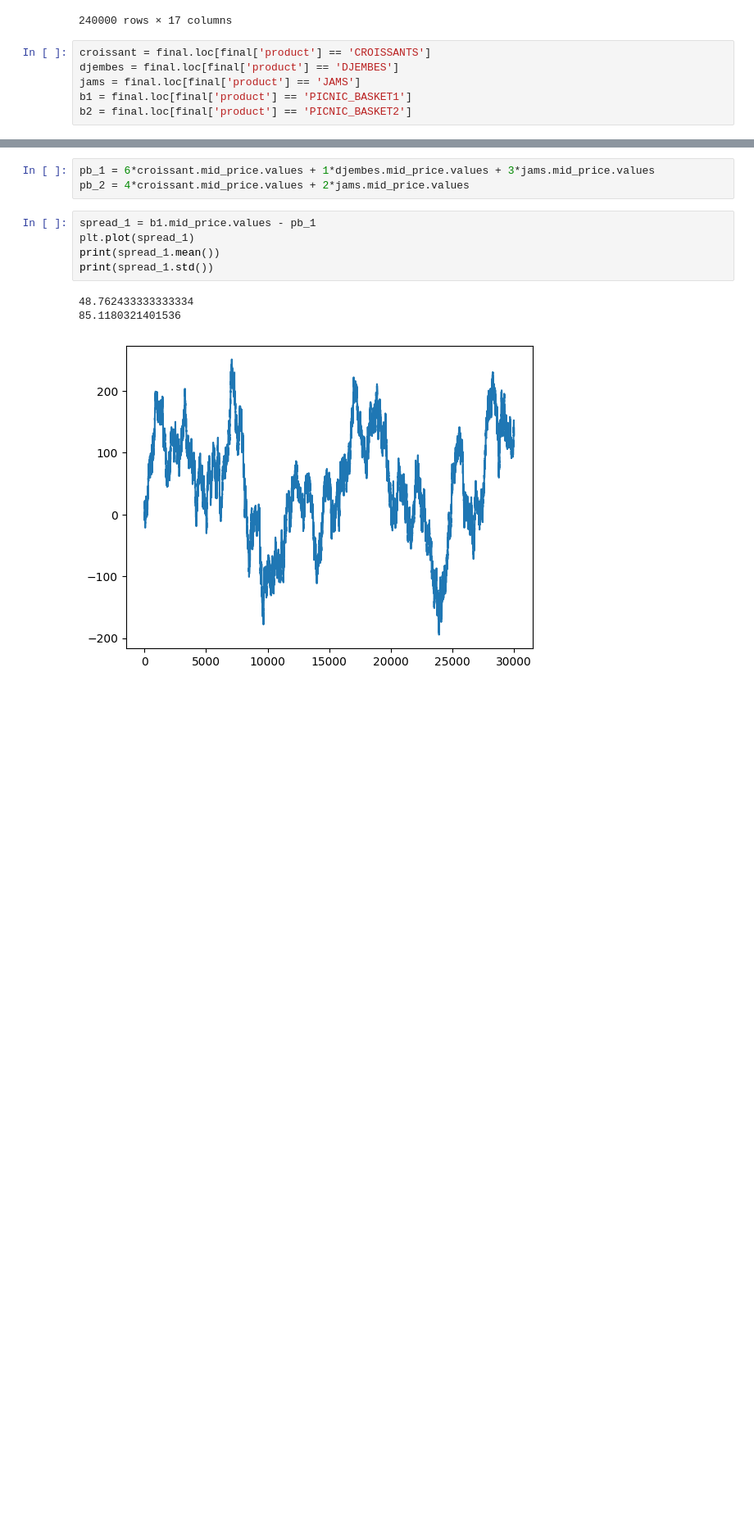
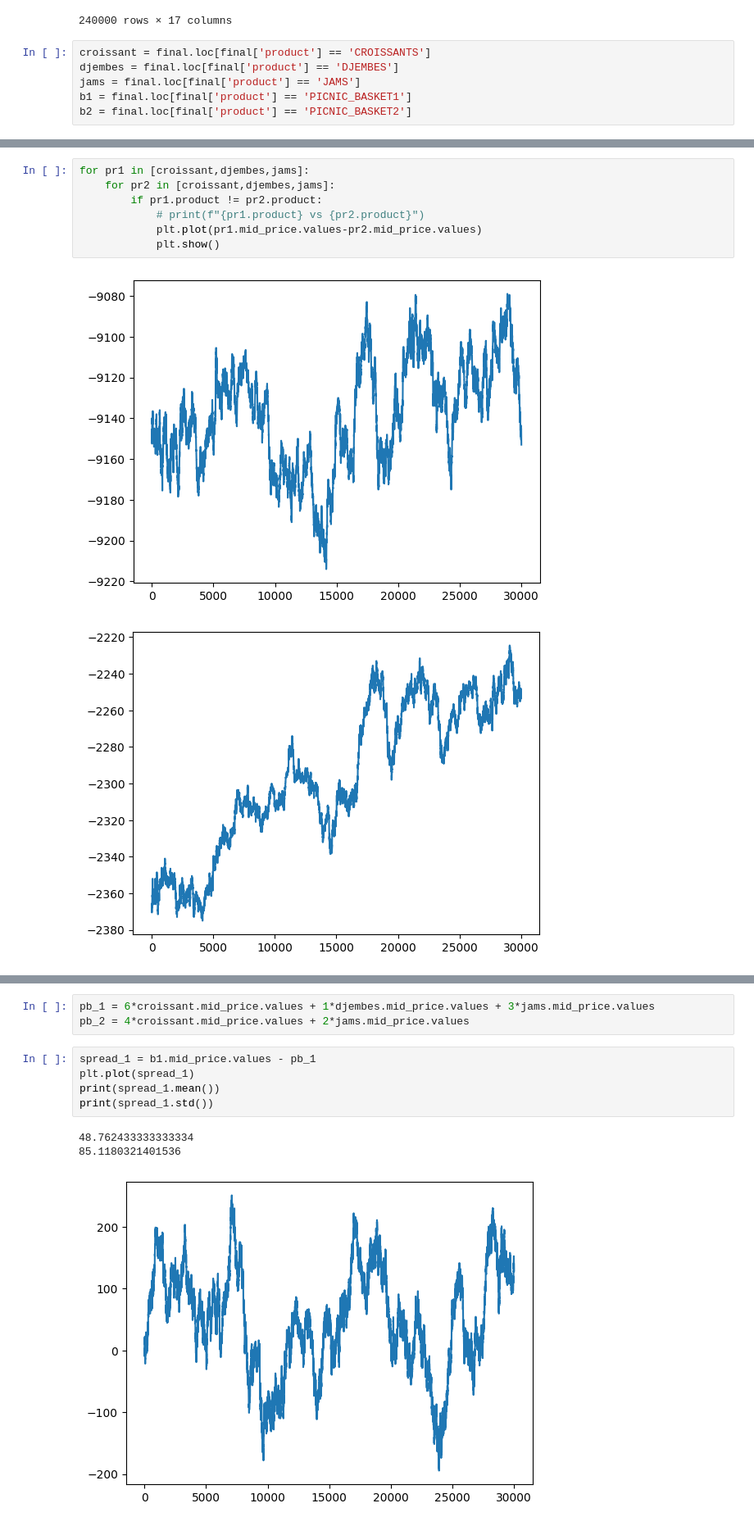
Before and after one commit to Garg-Sarthak/IMC-Prosperity-3, a Jupyter notebook: round_2/analysis.ipynb, the cells around one changed output, grey strips where cells are left out. Shown at 82% size. Saved outputs shown, nothing was run; the diff lists cells and outputs as text; blank space fills up the shorter version.

```diff
--- a/round_2/analysis.ipynb
+++ b/round_2/analysis.ipynb
@@ -57,0 +83,10 @@ b2 = final.loc[final['product'] == 'PICNIC_BASKET2']
+# %%
+for pr1 in [croissant,djembes,jams]:
+    for pr2 in [croissant,djembes,jams]:
+        if pr1.product != pr2.product:
+            # print(f"{pr1.product} vs {pr2.product}")
+            plt.plot(pr1.mid_price.values-pr2.mid_price.values)
+            plt.show()
+# %% [output]
+[figure, added]
+[figure, added]
```
Also changed, not shown: parts of 30 cells of this notebook, 26 other files.
